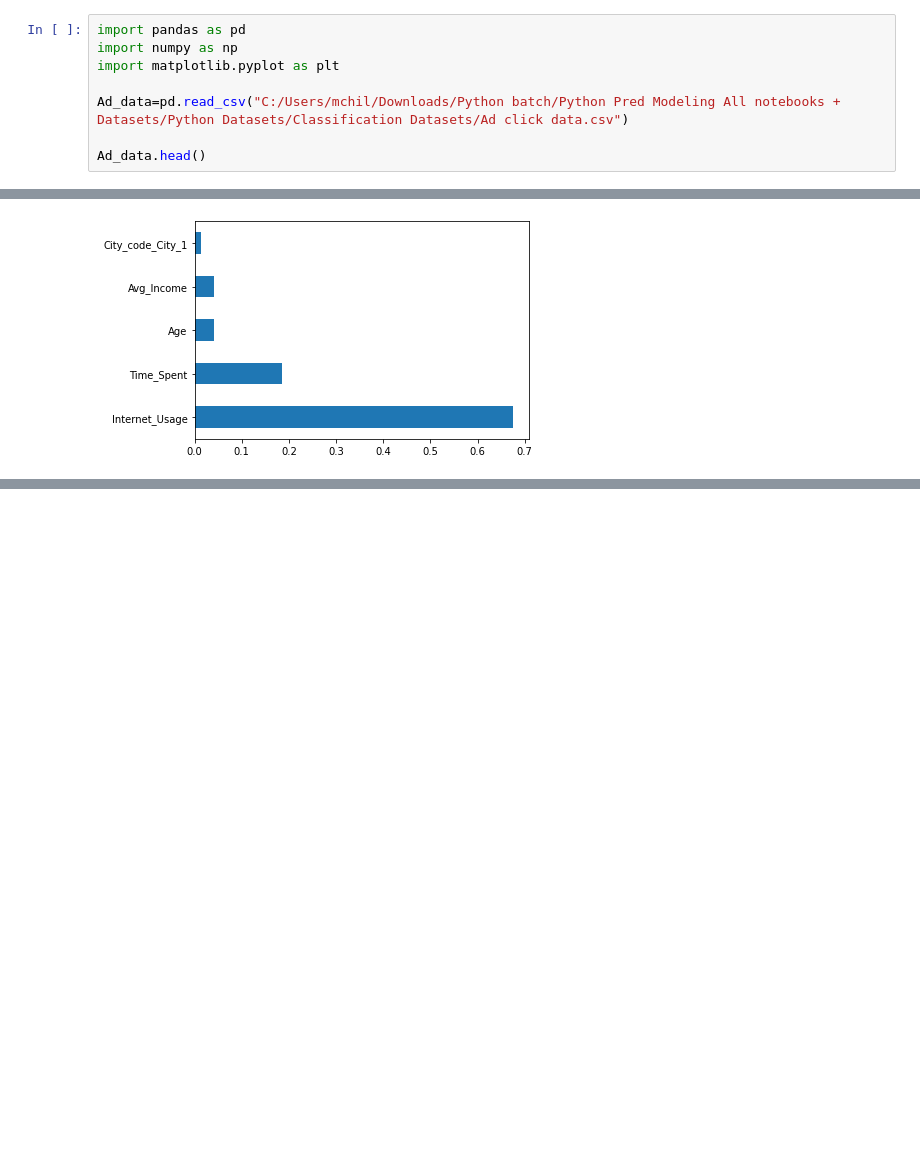
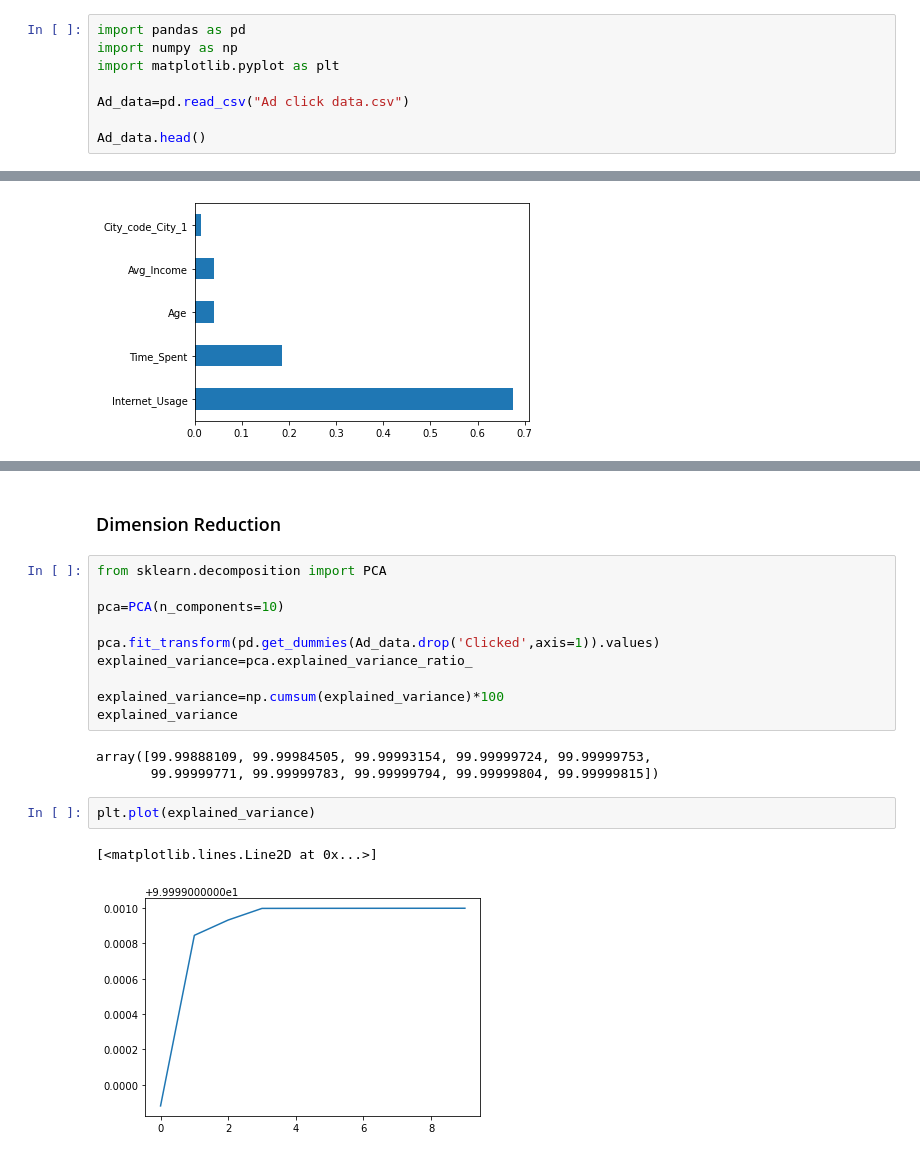
Before and after one commit to Mchilamwar/Python_ML_Classification_Cases, a Jupyter notebook: Advertisement_Click_Prediction/Add Click prediction.ipynb, the cells around one changed output, grey strips where cells are left out. Saved outputs shown, nothing was run; the diff lists cells and outputs as text; blank space fills up the shorter version.

Commit message:
Code-Data

```diff
--- a/Advertisement_Click_Prediction/Add Click prediction.ipynb
+++ b/Advertisement_Click_Prediction/Add Click prediction.ipynb
@@ -6,7 +6,7 @@ import pandas as pd
 import numpy as np
 import matplotlib.pyplot as plt
 
-Ad_data=pd.read_csv("C:/Users/mchil/Downloads/Python batch/Python Pred Modeling All notebooks + Datasets/Python Datasets/Classification Datasets/Ad click data.csv")
+Ad_data=pd.read_csv("Ad click data.csv")
 
 Ad_data.head()
 # %% [output]
@@ -581,0 +596,20 @@ F1 score of fitted model is : 0.9350532195869328
+# %% [markdown]
+### Dimension Reduction
+# %%
+from sklearn.decomposition import PCA
+
+pca=PCA(n_components=10)
+
+pca.fit_transform(pd.get_dummies(Ad_data.drop('Clicked',axis=1)).values)
+explained_variance=pca.explained_variance_ratio_
+
+explained_variance=np.cumsum(explained_variance)*100
+explained_variance
+# %% [output]
+array([99.99888109, 99.99984505, 99.99993154, 99.99999724, 99.99999753,
+       99.99999771, 99.99999783, 99.99999794, 99.99999804, 99.99999815])
+# %%
+plt.plot(explained_variance)
+# %% [output]
+[<matplotlib.lines.Line2D at 0x...>]
+[figure, added]
```
Also changed, not shown: parts of 4 cells of this notebook, 3 other files.
